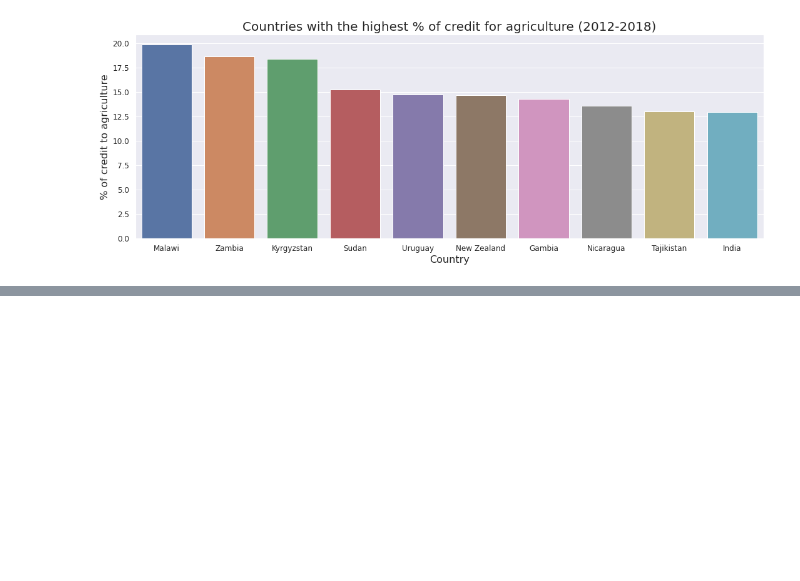
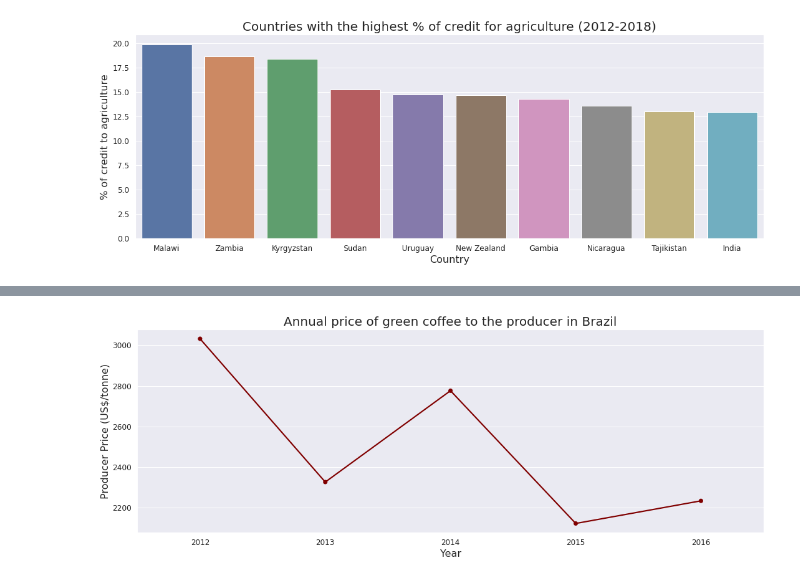
Before and after one commit to josehenriqueroveda/credit_agriculture, a Jupyter notebook: creditAgroBr.ipynb, the cells around one changed output, grey strips where cells are left out. Cells and saved outputs as stored; diff of their text form; code cells hidden in the pictures; blank space fills up the shorter version.

```diff
--- a/creditAgroBr.ipynb
+++ b/creditAgroBr.ipynb
@@ -138,0 +141,2 @@ plt.show()
+# %%
+df_pp = pd.read_csv('/content/drive/My Drive/ColabNotebooks/Projects/CreditAgriculture/ProductionPrice.csv')
@@ -138,0 +162,14 @@ plt.show()
+# %%
+coffee_prices = df_pp[df_pp['Item'] == 'Coffee, green']
+
+plt.figure(figsize=(18,6))
+
+g3 = sns.pointplot(x=coffee_prices.Year, y=coffee_prices.Value, color='maroon', scale=0.8)
+g3.set_xticklabels(labels=coffee_prices['Year'], fontsize=12, rotation=0)
+g3.set_xlabel(xlabel='Year', fontsize=16)
+g3.set_ylabel(ylabel='Producer Price (US$/tonne)', fontsize=16)
+g3.set_title(label='Annual price of green coffee to the producer in Brazil', fontsize=20)
+plt.ticklabel_format(style='plain', axis='y')
+plt.show()
+# %% [output]
+[figure, added]
```
Also changed, not shown: parts of 6 cells of this notebook.
